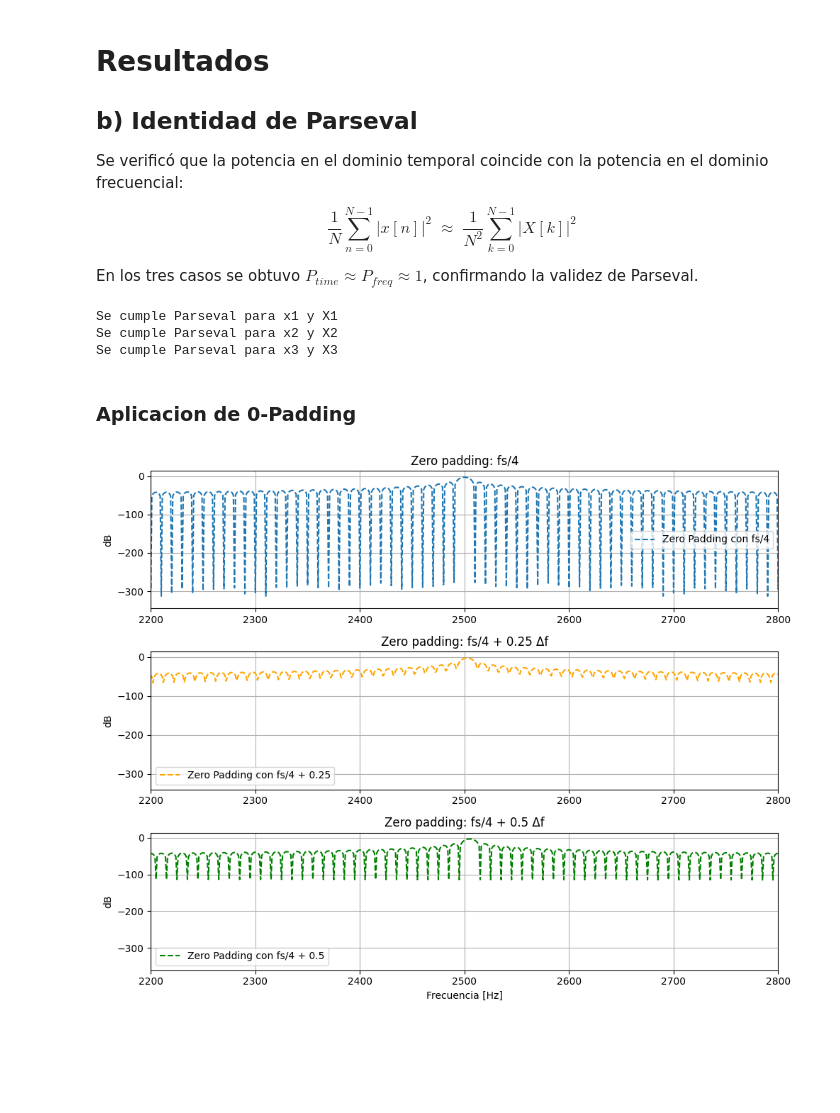
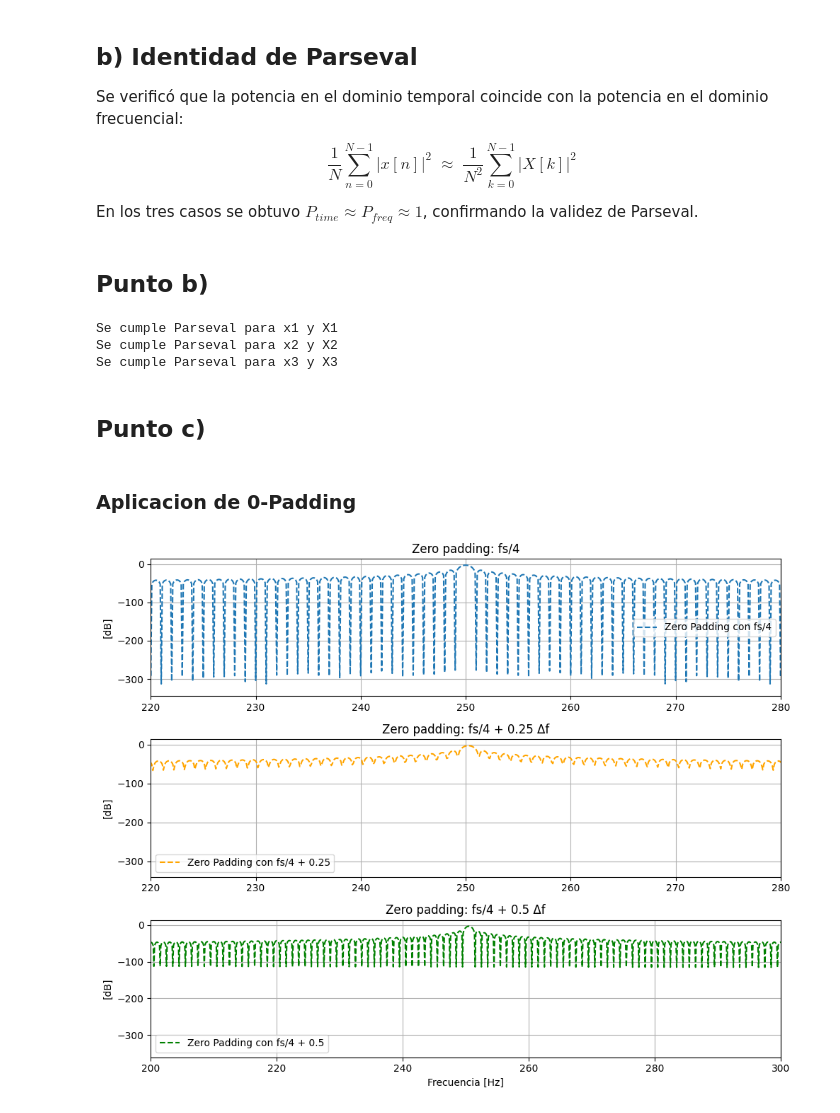
Before and after one commit to joacopillo08/TS_GL_WS, a Jupyter notebook: ts3JGL.ipynb, the cells around one changed output. Cells and saved outputs as stored; diff of their text form; code cells hidden in the pictures; blank space fills up the shorter version.

```diff
--- a/ts3JGL.ipynb
+++ b/ts3JGL.ipynb
@@ -129,6 +130,4 @@ plt.legend()
 # %% [markdown]
-# Resultados
-
 ## b) Identidad de Parseval
 
 Se verificó que la potencia en el dominio temporal coincide con la potencia en el dominio frecuencial:
@@ -139,6 +138,8 @@ $$
 $$
 
 En los tres casos se obtuvo $P_{time}\approx P_{freq} \approx 1$, confirmando la validez de Parseval.
+# %% [markdown]
+## Punto b)
 # %%
 pot_tiempo1 = 1/N*np.sum(np.abs(x1)**2)
 pot_tiempo2 = 1/N*np.sum(np.abs(x2)**2)
@@ -165,6 +166,8 @@ else:
 Se cumple Parseval para x1 y X1
 Se cumple Parseval para x2 y X2
 Se cumple Parseval para x3 y X3
+# %% [markdown]
+## Punto c)
 # %% [markdown]
 ### Aplicacion de 0-Padding
 # %%
@@ -186,40 +189,39 @@ fft_zeroPadding1abs = 1/N * np.abs(fft_zeroPadding1)
 fft_zeroPadding2abs = 1/N * np.abs(fft_zeroPadding2)
 fft_zeroPadding3abs = 1/N * np.abs(fft_zeroPadding3)
 
-
-freqs1 = np.arange(10 * N) * deltaF
-#freq1 = np.abs(fft_zeroPadding) ** 2
+deltaF1 = fs/(N*10)
+freqs1 = np.arange(10 * N) * deltaF1
 
 plt.figure(figsize=(10,8))
 
 plt.subplot(3, 1, 1)
 plt.plot(freqs1, np.log10(fft_zeroPadding1abs**2)*10, '--',label = 'Zero Padding con fs/4')
 plt.title('Zero padding: fs/4')
-plt.ylabel('dB')
+plt.ylabel('[dB]')
 plt.grid(True)
 plt.legend()
-plt.xlim(2200, 2800) # zoom al lóbulo principal
+plt.xlim(220, 280) # zoom al lóbulo principal
 
 # Subplot 2
 plt.subplot(3, 1, 2)
 plt.plot(freqs1, np.log10(fft_zeroPadding2abs**2)*10, '--', color = "orange", label = 'Zero Padding con fs/4 + 0.25')
 plt.title('Zero padding: fs/4 + 0.25 Δf')
-plt.ylabel('dB')
+plt.ylabel('[dB]')
 plt.grid(True)
 plt.legend()
-plt.xlim(2200, 2800) # zoom al lóbulo principal
+plt.xlim(220, 280) # zoom al lóbulo principal
 
 # Subplot 3
 plt.subplot(3, 1, 3)
 plt.plot(freqs1, np.log10(fft_zeroPadding3abs**2)*10, '--',color = "green",label = 'Zero Padding con fs/4 + 0.5')
 plt.title('Zero padding: fs/4 + 0.5 Δf')
 plt.xlabel('Frecuencia [Hz]')
-plt.ylabel('dB')
+plt.ylabel('[dB]')
 plt.grid(True)
 plt.legend()
-plt.xlim(2200, 2800) # zoom al lóbulo principal
+plt.xlim(200, 300) # zoom al lóbulo principal
 
 plt.tight_layout()
 plt.show()
 # %% [output]
-[figure, old version]
+[figure, new version]
```
Also changed, not shown: parts of 10 cells of this notebook, 2 other files.
